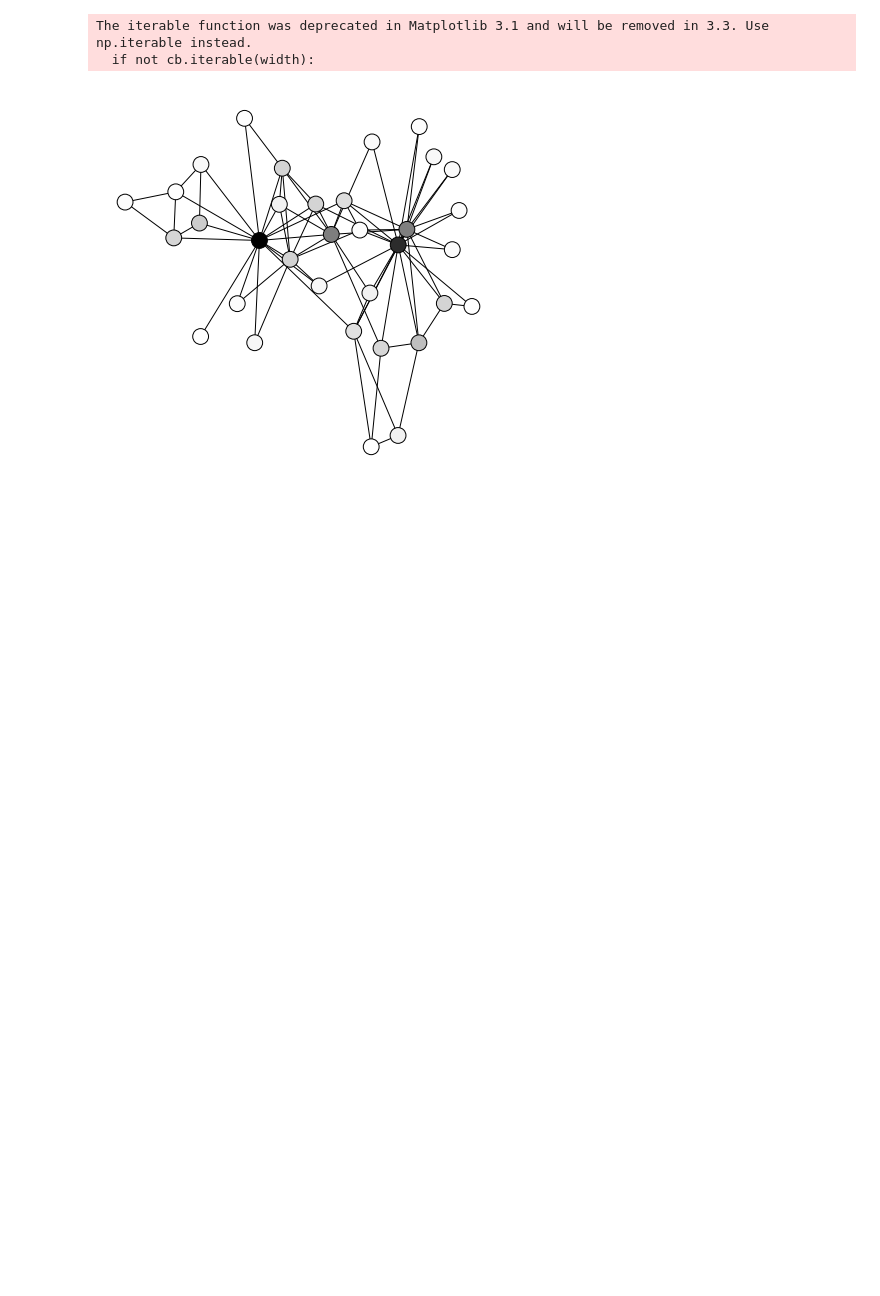
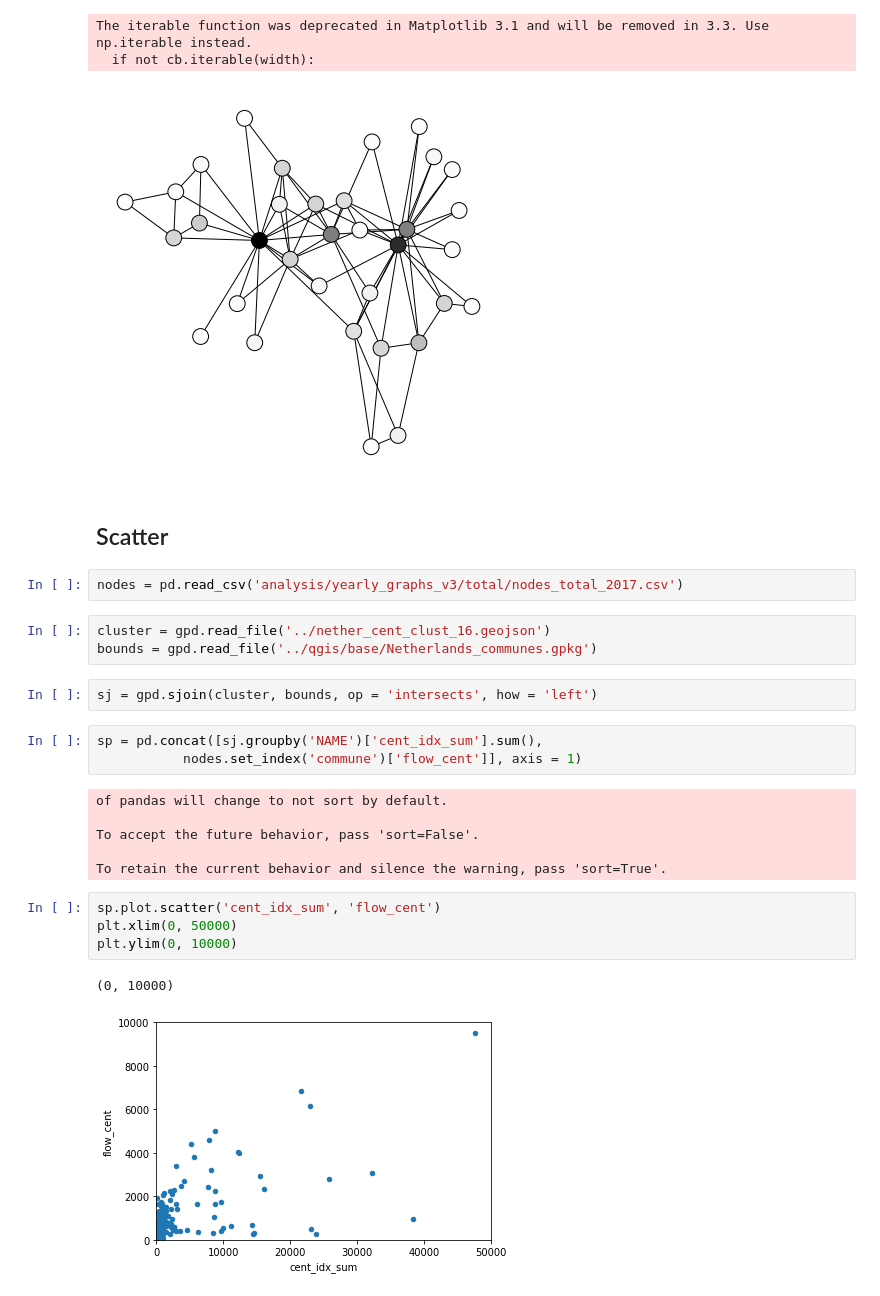
Before and after one commit to mtopnikov/NetherlandsCentralities, a Jupyter notebook: Illustrative visualization.ipynb, the cells around one changed output. Cells and saved outputs as stored; diff of their text form; blank space fills up the shorter version.

```diff
--- a/Illustrative visualization.ipynb
+++ b/Illustrative visualization.ipynb
@@ -323,3 +327,28 @@ draw(G, pos, nx.current_flow_betweenness_centrality(G, weight = 'weight'), measu
 The iterable function was deprecated in Matplotlib 3.1 and will be removed in 3.3. Use np.iterable instead.
   if not cb.iterable(width):
 [figure]
+# %% [markdown]
+## Scatter
+# %%
+nodes = pd.read_csv('analysis/yearly_graphs_v3/total/nodes_total_2017.csv')
+# %%
+cluster = gpd.read_file('../nether_cent_clust_16.geojson')
+bounds = gpd.read_file('../qgis/base/Netherlands_communes.gpkg')
+# %%
+sj = gpd.sjoin(cluster, bounds, op = 'intersects', how = 'left')
+# %%
+sp = pd.concat([sj.groupby('NAME')['cent_idx_sum'].sum(),
+           nodes.set_index('commune')['flow_cent']], axis = 1)
+# %% [output]
+of pandas will change to not sort by default.
+
+To accept the future behavior, pass 'sort=False'.
+
+To retain the current behavior and silence the warning, pass 'sort=True'.
+# %%
+sp.plot.scatter('cent_idx_sum', 'flow_cent')
+plt.xlim(0, 50000)
+plt.ylim(0, 10000)
+# %% [output]
+(0, 10000)
+[figure, added]
```
Also changed, not shown: parts of 14 cells of this notebook, 13 other files.
